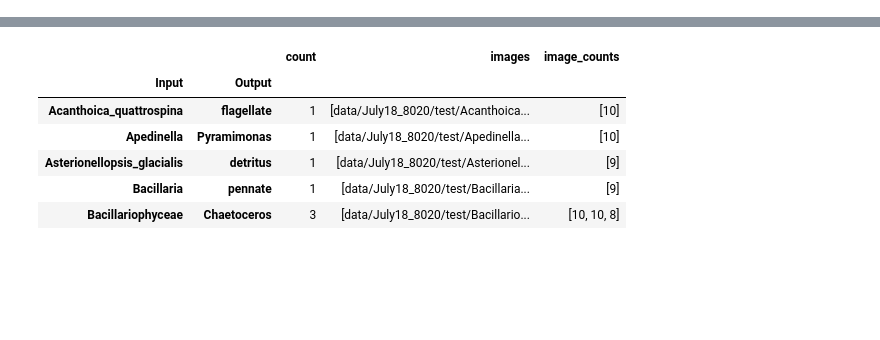
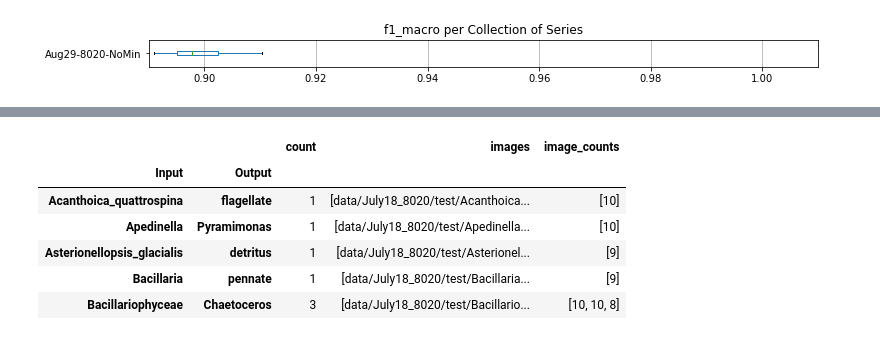
Before and after one commit to WHOIGit/ifcb_classifier, a Jupyter notebook: data_reviewing.ipynb, the cells around one changed output, grey strips where cells are left out. Drawn from its saved outputs; the diff is of its cells as text; code cells hidden in the pictures; blank space fills up the shorter version.

```diff
--- a/data_reviewing.ipynb
+++ b/data_reviewing.ipynb
@@ -73 +14,8 @@ June17_series.boxplot('weighted')
+# %%
+cos = reload(cos)
+coll = cos.Collection(['Aug29-8020-NoMin'],best_epochs_only=True)
+# %%
+_=coll.boxplot('f1_macro')
+# %% [output]
+[figure, added]
 # %%
```
Also changed, not shown: parts of 13 cells of this notebook, 3 other files.
